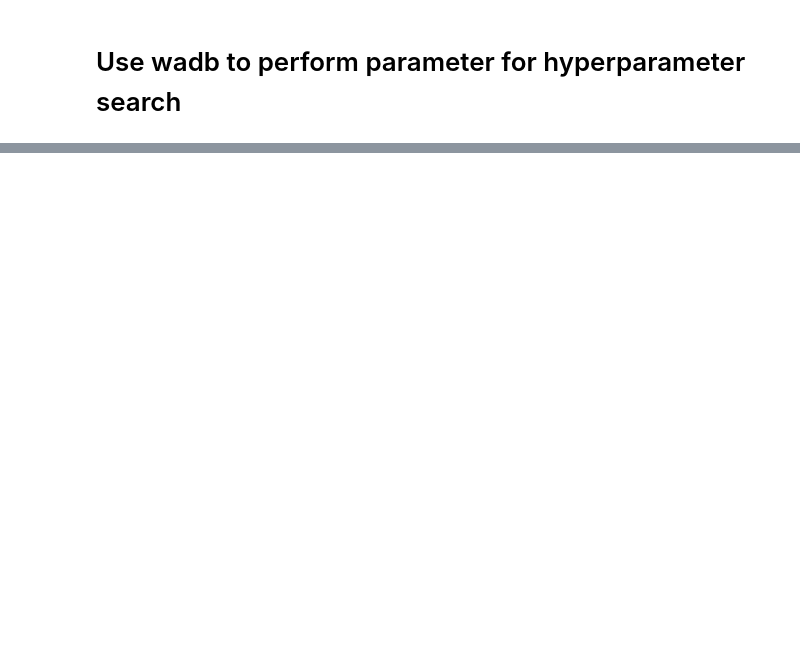
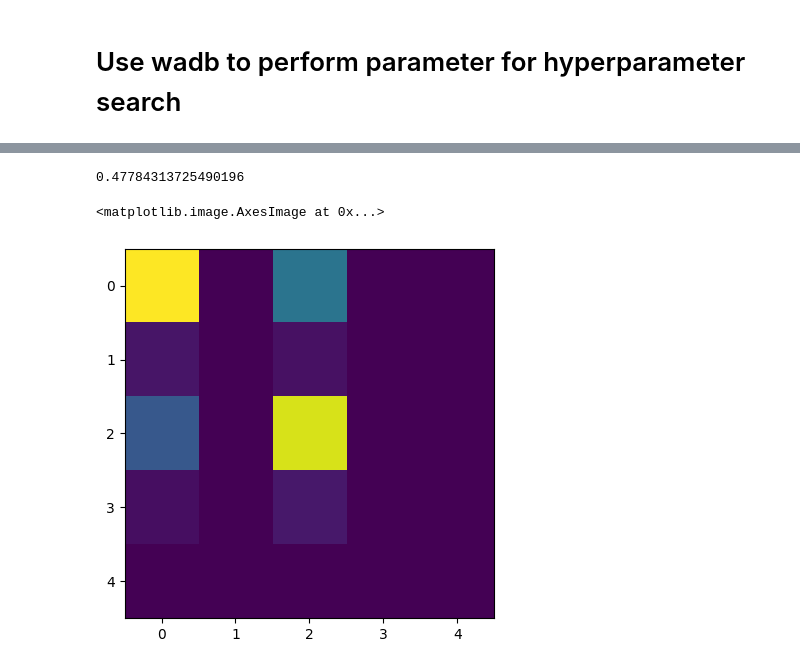
Before and after one commit to luxtu/graphs_in_ophthalmology, a Jupyter notebook: main.ipynb, the cells around one changed output, grey strips where cells are left out. Cells and saved outputs as stored; diff of their text form; code cells hidden in the pictures; blank space fills up the shorter version.

```diff
--- a/main.ipynb
+++ b/main.ipynb
@@ -509,0 +662,13 @@ wandb.agent(sweep_id, project="node-classification", function=sweeper.agent_vari
+# %%
+full_mask_dual_comb = torch.tensor(np.arange(0, networkDualXGComb.y.shape[0]))
+pred_whole_comb = bestMod.predictions(networkDualXGComb, full_mask_dual_comb)
+pred_whole_comb_acc = bestMod.test(networkDualXGComb, full_mask_dual_comb)
+
+print(pred_whole_comb_acc)
+
+cf_mat_comb = confusion_matrix(class_label_list, pred_whole_comb)
+plt.imshow(cf_mat)
+# %% [output]
+0.47784313725490196
+<matplotlib.image.AxesImage at 0x...>
+[figure, added]
```
Also changed, not shown: parts of 19 cells of this notebook, 8 other files.
